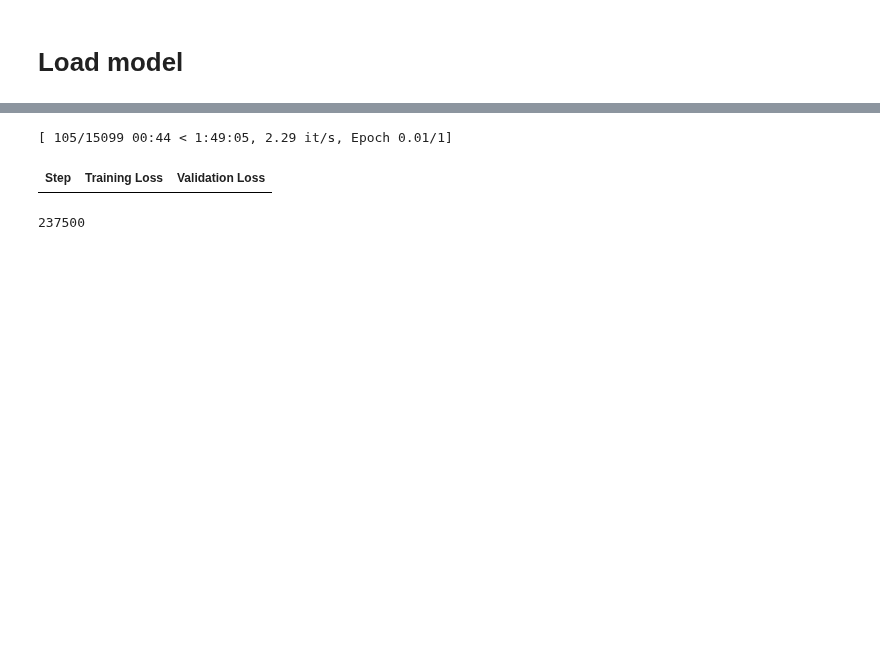
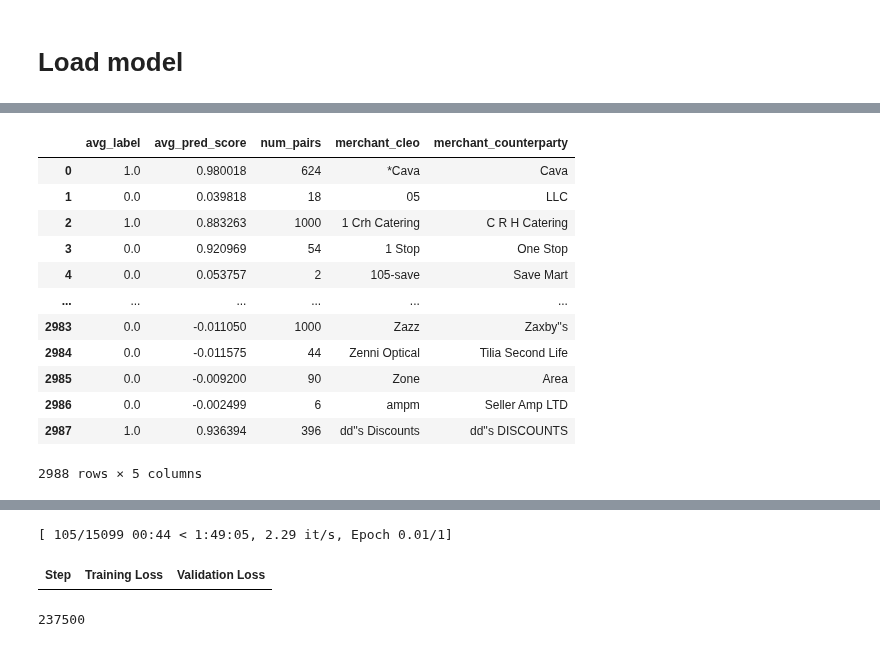
Before and after one commit to claracaste/exploration, a Jupyter notebook: MERCHANTS/xenc1_with_amoutns_evaluate.ipynb, the cells around one changed output, grey strips where cells are left out. Drawn from its saved outputs; the diff is of its cells as text; code cells hidden in the pictures; blank space fills up the shorter version.

```diff
--- a/MERCHANTS/xenc1_with_amoutns_evaluate.ipynb
+++ b/MERCHANTS/xenc1_with_amoutns_evaluate.ipynb
@@ -295,0 +419,16 @@ Detected kernel version 4.14.344, which is below the recommended minimum of 5.5.
+# %%
+df_predictions_by_pairs
+# %% [output]
+|  | avg_label | avg_pred_score | num_pairs | merchant_cleo | merchant_counterparty |
+| 0 | 1.0 | 0.980018 | 624 | *Cava | Cava |
+| 1 | 0.0 | 0.039818 | 18 | 05 | LLC |
+| 2 | 1.0 | 0.883263 | 1000 | 1 Crh Catering | C R H Catering |
+| 3 | 0.0 | 0.920969 | 54 | 1 Stop | One Stop |
+| 4 | 0.0 | 0.053757 | 2 | 105-save | Save Mart |
+| ... | ... | ... | ... | ... | ... |
+| 2983 | 0.0 | -0.011050 | 1000 | Zazz | Zaxby''s |
+| 2984 | 0.0 | -0.011575 | 44 | Zenni Optical | Tilia Second Life |
+| 2985 | 0.0 | -0.009200 | 90 | Zone | Area |
+| 2986 | 0.0 | -0.002499 | 6 | ampm | Seller Amp LTD |
+| 2987 | 1.0 | 0.936394 | 396 | dd''s Discounts | dd''s DISCOUNTS |
+2988 rows × 5 columns
```
Also changed, not shown: parts of 52 cells of this notebook, 2 other files.
